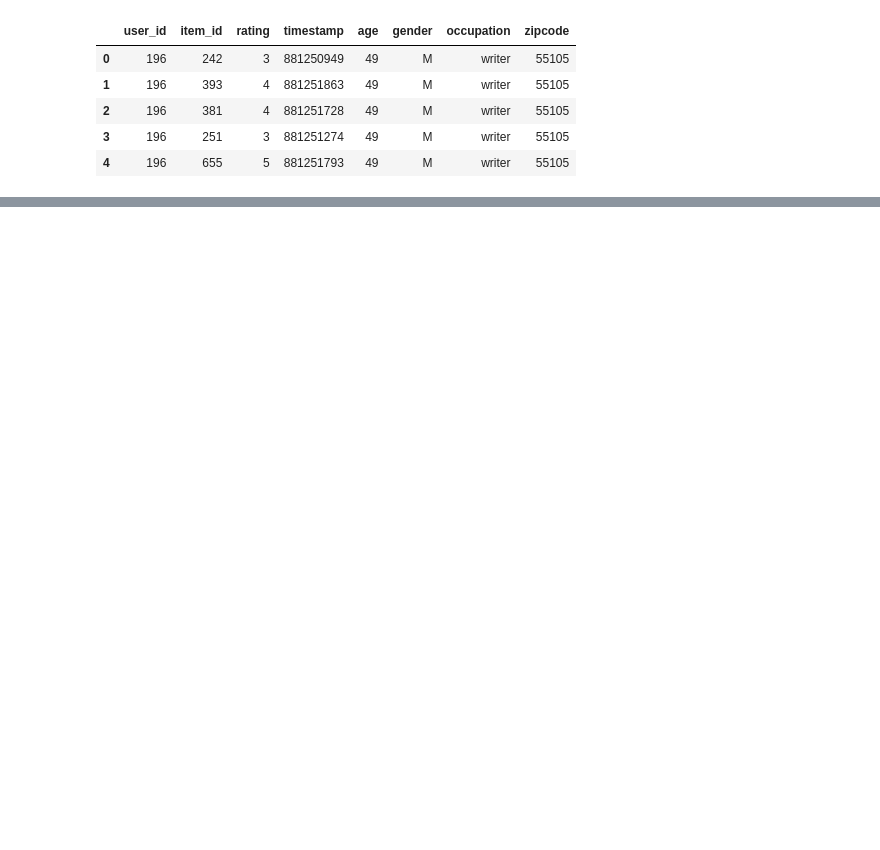
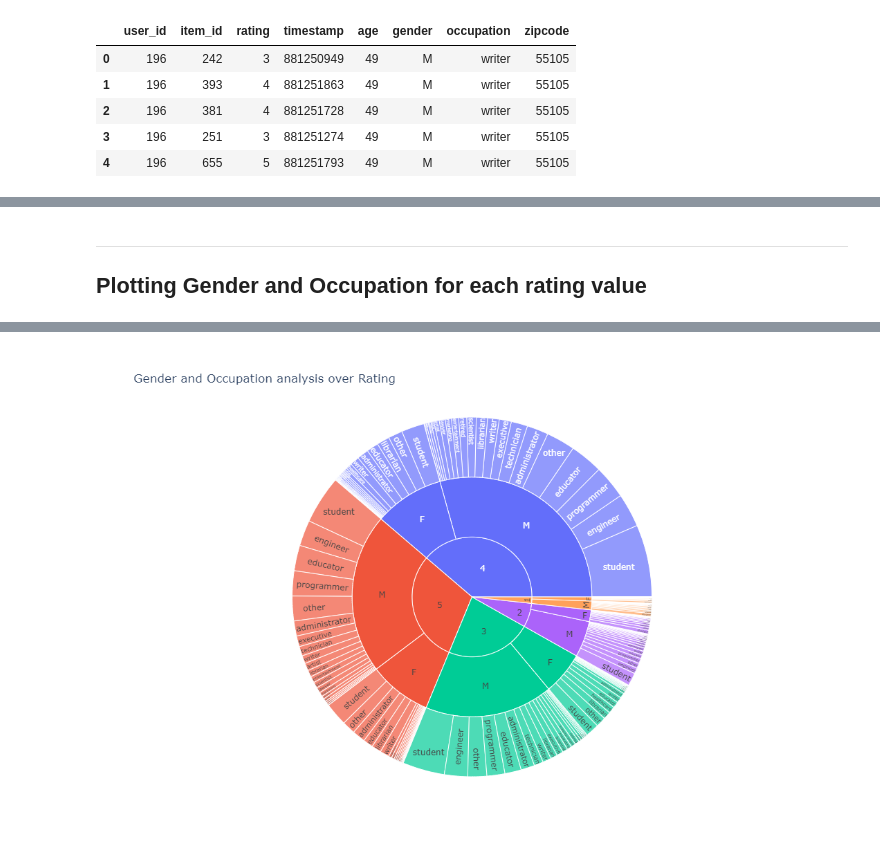
Before and after one commit to anandaheino/Recommendation_Systems, a Jupyter notebook: Matrix_factorization/Recomm_System_MovieLens.ipynb, the cells around one changed output, grey strips where cells are left out. Drawn from its saved outputs; the diff is of its cells as text; code cells hidden in the pictures; blank space fills up the shorter version.

```diff
--- a/Matrix_factorization/Recomm_System_MovieLens.ipynb
+++ b/Matrix_factorization/Recomm_System_MovieLens.ipynb
@@ -139,4 +174,7 @@ df_data.head()
+# %% [markdown]
+***
+## Plotting Gender and Occupation for each rating value
 # %%
-fig = px.sunburst(df_data, path=['age', 'gender', 'occupation'], values='rating')
+fig = px.sunburst(df_data, path=['rating', 'gender', 'occupation'], values='rating', title='Gender and Occupation analysis over Rating', height=700)
 display(fig)
 # %% [output]
@@ -143,0 +181 @@ display(fig)
+[figure, added]
```
Also changed, not shown: parts of 14 cells of this notebook.
